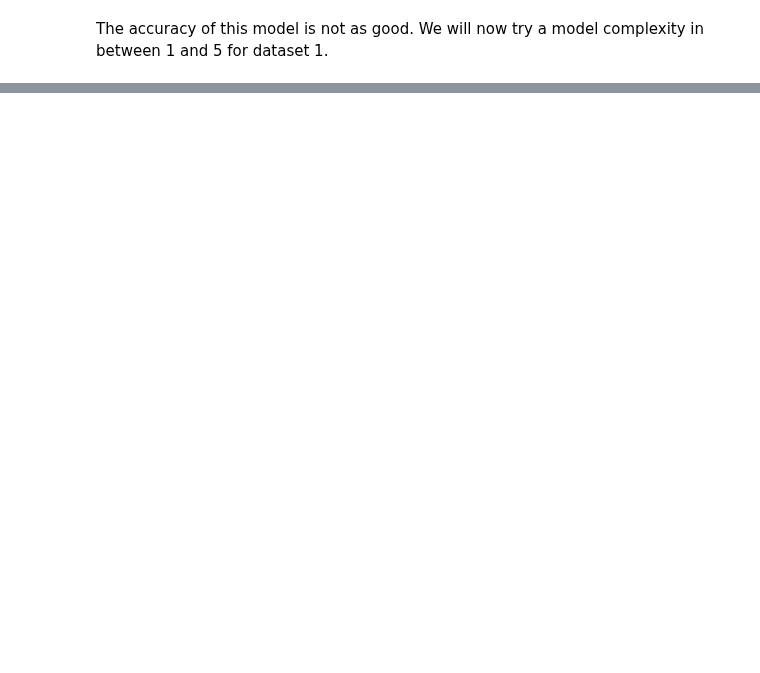
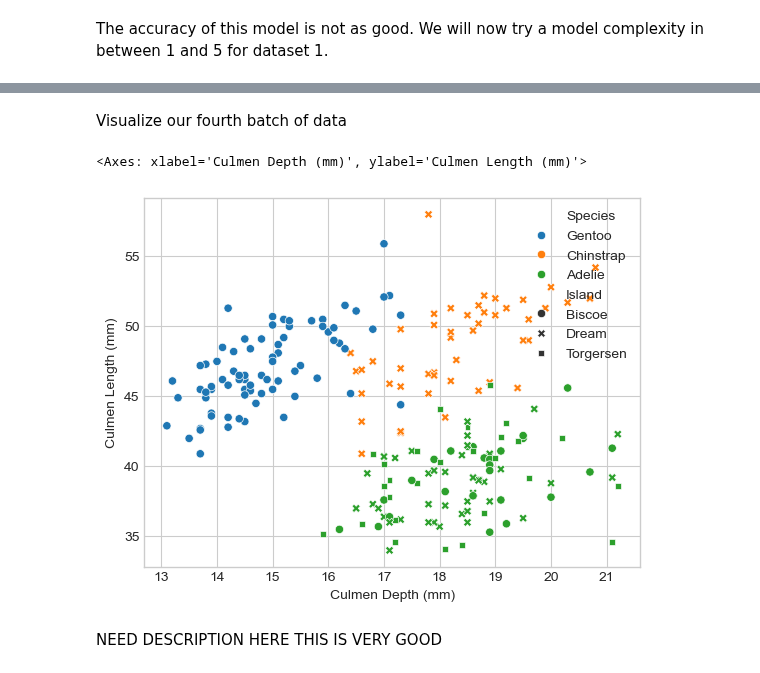
Before and after one commit to Nibsquatch/Nibsquatch.github.io, a Jupyter notebook: posts/example-blog-post/index.ipynb, the cells around one changed output, grey strips where cells are left out. Cells and saved outputs as stored; diff of their text form; code cells hidden in the pictures; blank space fills up the shorter version.

```diff
--- a/posts/example-blog-post/index.ipynb
+++ b/posts/example-blog-post/index.ipynb
@@ -499,0 +553,20 @@ And a cross validation of: [0.955 0.977 1.    0.93  0.977]
+# %%
+df4 = df[["Species", "Culmen Depth (mm)", "Island", "Culmen Length (mm)"]]
+
+# Initialize LabelEncoders for categorical variables
+species_encoder = LabelEncoder()
+island_encoder = LabelEncoder()
+
+def prepare_data(df):
+    df = df.dropna()
+
+    # Encode categorical variables
+    df["species_label"] = species_encoder.fit_transform(df["Species"])
+    df["island_label"] = island_encoder.fit_transform(df["Island"])
+
+    # Define target variable
+    y = df["species_label"]
+
+    return df, y
+
+full_train4, _train4 = prepare_data(df4)
@@ -499,0 +584,12 @@ And a cross validation of: [0.955 0.977 1.    0.93  0.977]
+# %% [markdown]
+Visualize our fourth batch of data
+# %%
+df_train4, df_test4 = train_test_split(full_train4, test_size = .2)
+
+# Visualize our Training Data
+sns.scatterplot(data = df_train4, x = "Culmen Depth (mm)", y = "Culmen Length (mm)", hue = "Species", style = "Island")
+# %% [output]
+<Axes: xlabel='Culmen Depth (mm)', ylabel='Culmen Length (mm)'>
+[figure, added]
+# %% [markdown]
+NEED DESCRIPTION HERE THIS IS VERY GOOD
```
Also changed, not shown: parts of 24 cells of this notebook, 18 other files.
